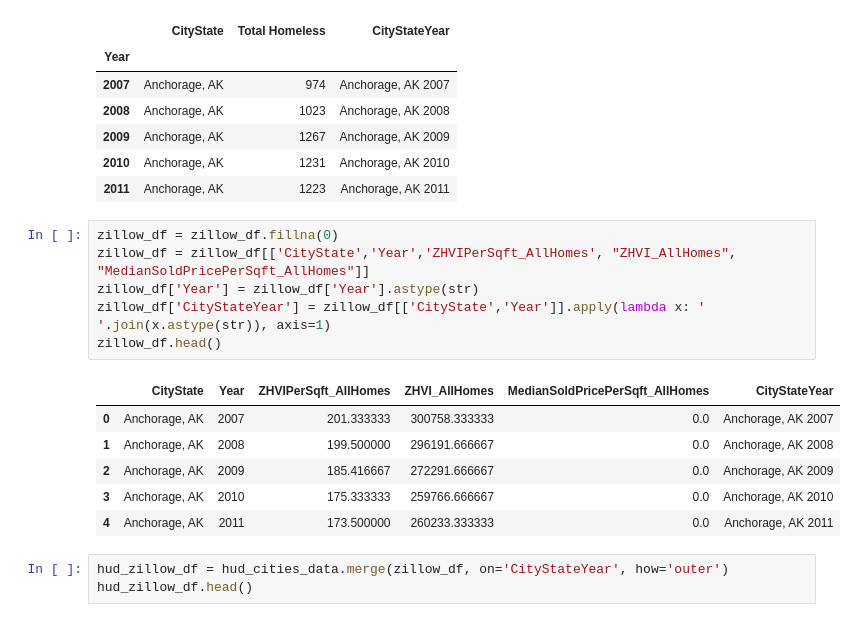
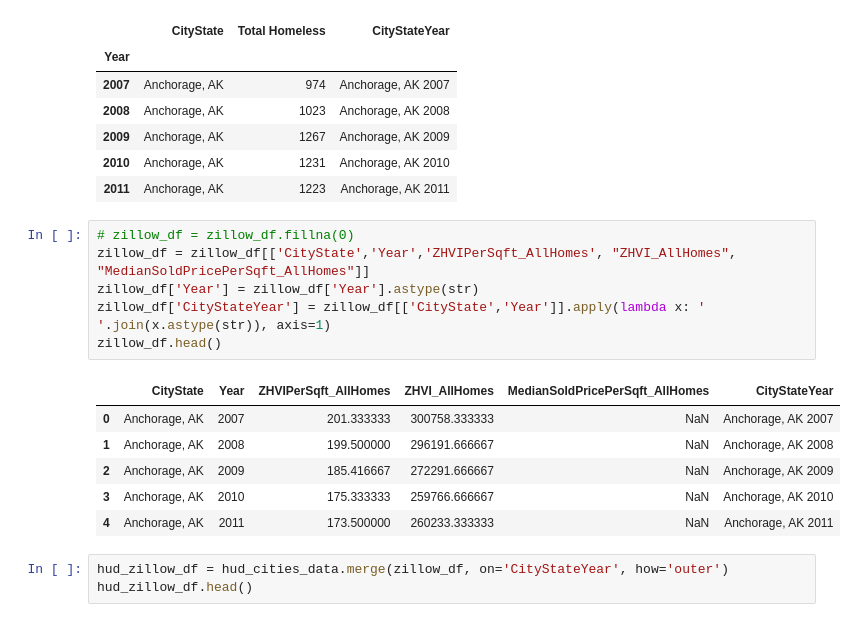
Before and after one commit to jag0717/UCB-Project1, a Jupyter notebook: data/Homeless_Vs_Housing_Analysis.ipynb, the cells around one changed output. Cells and saved outputs as stored; diff of their text form.

```diff
--- a/data/Homeless_Vs_Housing_Analysis.ipynb
+++ b/data/Homeless_Vs_Housing_Analysis.ipynb
@@ -165,18 +165,18 @@ hud_cities_data.head()
 | 2010 | Anchorage, AK | 1231 | Anchorage, AK 2010 |
 | 2011 | Anchorage, AK | 1223 | Anchorage, AK 2011 |
 # %%
-zillow_df = zillow_df.fillna(0)
+# zillow_df = zillow_df.fillna(0)
 zillow_df = zillow_df[['CityState','Year','ZHVIPerSqft_AllHomes', "ZHVI_AllHomes", "MedianSoldPricePerSqft_AllHomes"]]
 zillow_df['Year'] = zillow_df['Year'].astype(str)
 zillow_df['CityStateYear'] = zillow_df[['CityState','Year']].apply(lambda x: ' '.join(x.astype(str)), axis=1)
 zillow_df.head()
 # %% [output]
 |  | CityState | Year | ZHVIPerSqft_AllHomes | ZHVI_AllHomes | MedianSoldPricePerSqft_AllHomes | CityStateYear |
-| 0 | Anchorage, AK | 2007 | 201.333333 | 300758.333333 | 0.0 | Anchorage, AK 2007 |
-| 1 | Anchorage, AK | 2008 | 199.500000 | 296191.666667 | 0.0 | Anchorage, AK 2008 |
-| 2 | Anchorage, AK | 2009 | 185.416667 | 272291.666667 | 0.0 | Anchorage, AK 2009 |
-| 3 | Anchorage, AK | 2010 | 175.333333 | 259766.666667 | 0.0 | Anchorage, AK 2010 |
-| 4 | Anchorage, AK | 2011 | 173.500000 | 260233.333333 | 0.0 | Anchorage, AK 2011 |
+| 0 | Anchorage, AK | 2007 | 201.333333 | 300758.333333 | NaN | Anchorage, AK 2007 |
+| 1 | Anchorage, AK | 2008 | 199.500000 | 296191.666667 | NaN | Anchorage, AK 2008 |
+| 2 | Anchorage, AK | 2009 | 185.416667 | 272291.666667 | NaN | Anchorage, AK 2009 |
+| 3 | Anchorage, AK | 2010 | 175.333333 | 259766.666667 | NaN | Anchorage, AK 2010 |
+| 4 | Anchorage, AK | 2011 | 173.500000 | 260233.333333 | NaN | Anchorage, AK 2011 |
 # %%
 hud_zillow_df = hud_cities_data.merge(zillow_df, on='CityStateYear', how='outer')
 hud_zillow_df.head()
```
Also changed, not shown: parts of 12 cells of this notebook.
